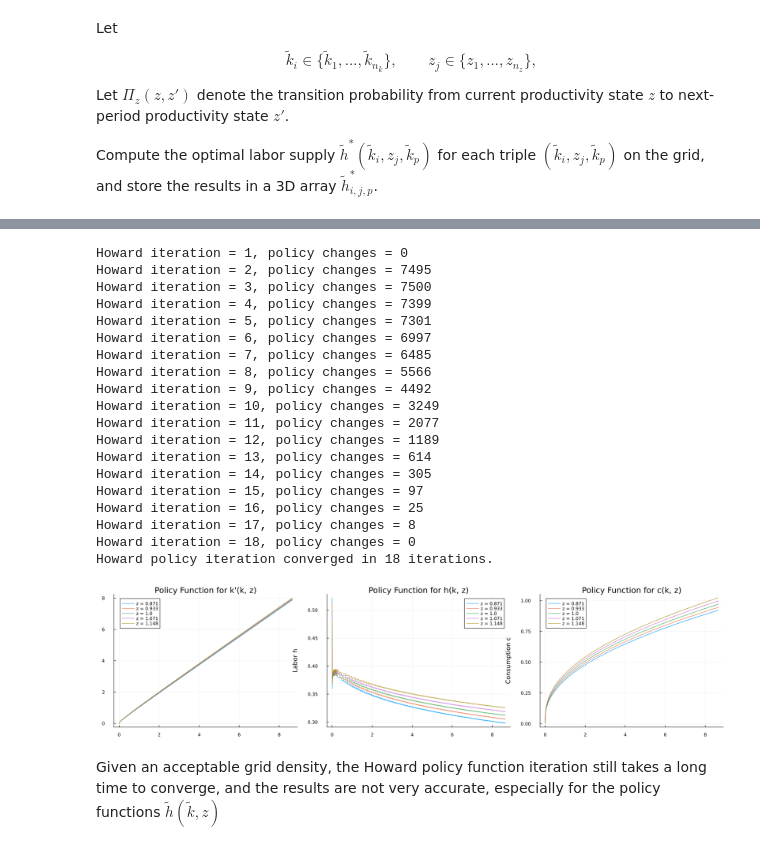
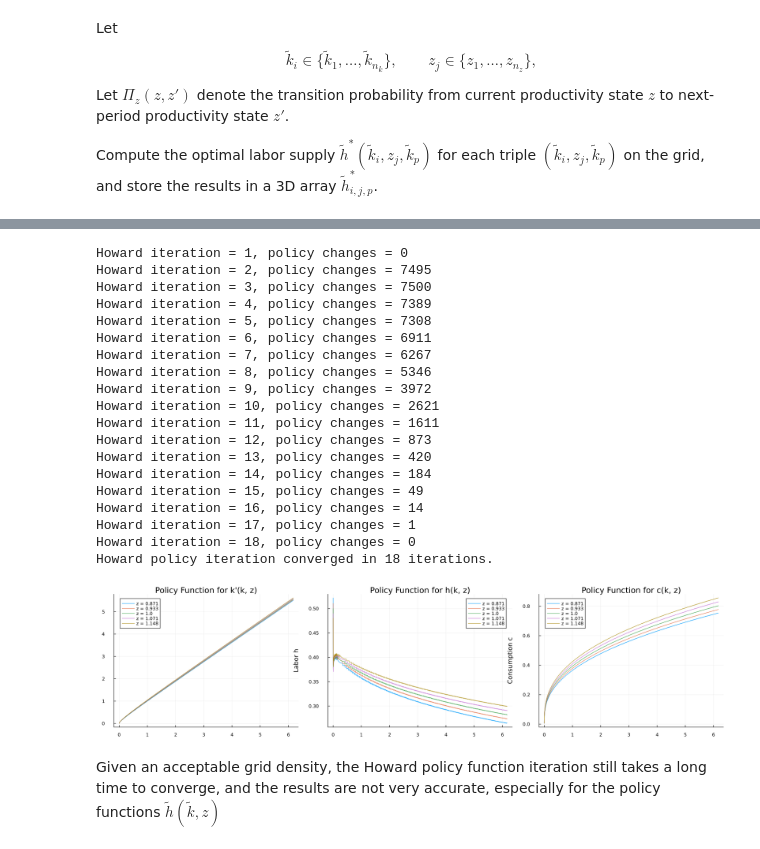
Before and after one commit to YuxuanZhao-Econ/ECON8208, a Jupyter notebook: HW5/HW5.ipynb, the cells around one changed output, grey strips where cells are left out. Cells and saved outputs as stored; diff of their text form; code cells hidden in the pictures.

```diff
--- a/HW5/HW5.ipynb
+++ b/HW5/HW5.ipynb
@@ -89,6 +77,13 @@ theta = 0.36          # capital share in production
 delta = 0.08          # depreciation rate
 rho = 0.90          # persistence of productivity shock
 sigma_e = 0.02        # standard deviation of productivity shock
+
+# -------------------------------------------------------
+# Derived growth objects after detrending
+# -------------------------------------------------------
+
+G = (1.0 + gamma_n) * (1.0 + gamma_z)
+beta_tilde = beta * (1.0 + gamma_n) * (1.0 + gamma_z)^(1.0 - sigma)
 
 # -------------------------------------------------------
 # Additional settings for computation
@@ -232,7 +227,7 @@ $$
 $$
 # %%
 k_ss, h_ss, c_ss = tools.solve_steady_state_newton(
-    beta, psi, theta, delta, gamma_n;
+    beta_tilde, psi, theta, delta, gamma_n, gamma_z;
     x0=[1.5, 0.3, 0.4],
     tol=1e-10,
     max_iter=100,
@@ -391,6 +363,6 @@ Compute the optimal labor supply $\tilde{h}^*(\tilde{k}_i, z_j, \tilde{k}_p)$ fo
 #   h_star_grid[ik, iz, ikp] = h*(k, z, k')
 # -------------------------------------------------------
 h_star = tools.compute_h_star(
-    k_grid, z_grid, psi, theta, delta, gamma_n;
+    k_grid, z_grid, psi, theta, delta, gamma_n, gamma_z;
     h0=0.5, tol=1e-8, max_iter=100, hstep=1e-6, alpha=0.3
 );
@@ -538,7 +515,7 @@ Howard policy function iteration is faster than standard value function iteratio
 # Test Howard policy iteration using precomputed h_star
 # -------------------------------------------------------
 V_howard, pol_kp_howard, pol_h_howard = tools.solve_pfi_howard(
-    beta, psi, sigma, gamma_n, theta, delta,
+    beta_tilde, psi, sigma, gamma_n, gamma_z, theta, delta,
     k_grid, z_grid, Pz, h_star;
     tol=tol, max_iter=max_iter, howard_iter=20
 );
@@ -546,20 +523,20 @@ V_howard, pol_kp_howard, pol_h_howard = tools.solve_pfi_howard(
 Howard iteration = 1, policy changes = 0
 Howard iteration = 2, policy changes = 7495
 Howard iteration = 3, policy changes = 7500
-Howard iteration = 4, policy changes = 7399
-Howard iteration = 5, policy changes = 7301
-Howard iteration = 6, policy changes = 6997
-Howard iteration = 7, policy changes = 6485
-Howard iteration = 8, policy changes = 5566
-Howard iteration = 9, policy changes = 4492
-Howard iteration = 10, policy changes = 3249
-Howard iteration = 11, policy changes = 2077
-Howard iteration = 12, policy changes = 1189
-Howard iteration = 13, policy changes = 614
-Howard iteration = 14, policy changes = 305
-Howard iteration = 15, policy changes = 97
-Howard iteration = 16, policy changes = 25
-Howard iteration = 17, policy changes = 8
+Howard iteration = 4, policy changes = 7389
+Howard iteration = 5, policy changes = 7308
+Howard iteration = 6, policy changes = 6911
+Howard iteration = 7, policy changes = 6267
+Howard iteration = 8, policy changes = 5346
+Howard iteration = 9, policy changes = 3972
+Howard iteration = 10, policy changes = 2621
+Howard iteration = 11, policy changes = 1611
+Howard iteration = 12, policy changes = 873
+Howard iteration = 13, policy changes = 420
+Howard iteration = 14, policy changes = 184
+Howard iteration = 15, policy changes = 49
+Howard iteration = 16, policy changes = 14
+Howard iteration = 17, policy changes = 1
 Howard iteration = 18, policy changes = 0
 Howard policy iteration converged in 18 iterations.
 # %%
@@ -618,35 +595,35 @@ for ik in 1:length(k_grid)
     for iz in 1:length(z_grid)
         z = z_grid[iz]
         kp = pol_kp_howard[ik, iz]
         h = pol_h_howard[ik, iz]
 
         pol_c_howard[ik, iz] =
             k^theta * (z * h)^(1.0 - theta) -
-            (1.0 + gamma_n) * kp +
+            G * kp +
             (1.0 - delta) * k
     end
 end
 
 # Plot policy function for consumption c(k, z)
 p3 = plot(
     xlabel = "Current capital k",
     ylabel = "Consumption c",
     title = "Policy Function for c(k, z)",
     linewidth = 2
 )
 
 for iz in 1:length(z_grid)
     plot!(
         p3,
         k_grid,
         pol_c_howard[:, iz],
         label = "z = $(round(z_grid[iz], digits=3))"
     )
 end
 
 plot(p1, p2, p3, layout = (1, 3), size = (1650, 400))
 # %% [output]
-[figure, old version]
+[figure, new version]
 # %% [markdown]
 Given an acceptable grid density, the Howard policy function iteration still takes a long time to converge, and the results are not very accurate, especially for the policy functions $\tilde h(\tilde k, z)$
 # %% [markdown]
```
Also changed, not shown: parts of 16 cells of this notebook, 2 other files.
